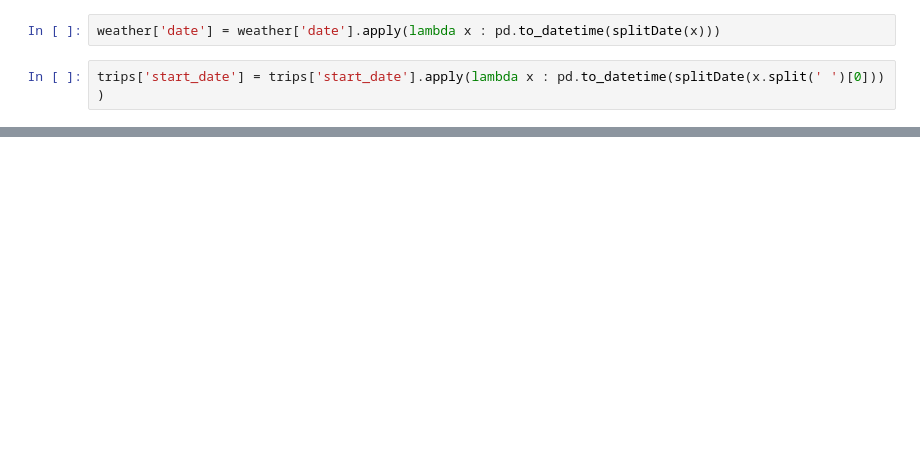
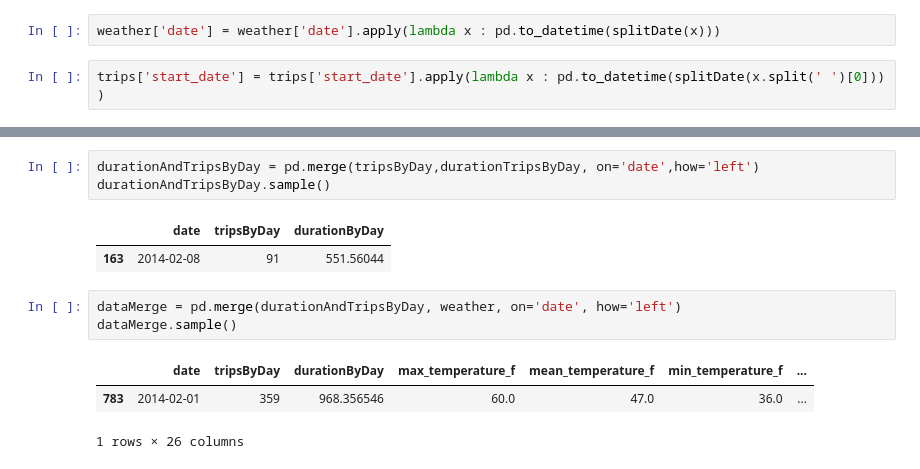
Before and after one commit to pabloernesto/sfBikes, a Jupyter notebook: tripsAndWeather.ipynb, the cells around one changed output, grey strips where cells are left out. Drawn from its saved outputs; the diff is of its cells as text; blank space fills up the shorter version.

```diff
--- a/tripsAndWeather.ipynb
+++ b/tripsAndWeather.ipynb
@@ -108,0 +64,13 @@ NameError: name 'Accent' is not defined
+# %%
+durationAndTripsByDay = pd.merge(tripsByDay,durationTripsByDay, on='date',how='left')
+durationAndTripsByDay.sample()
+# %% [output]
+|  | date | tripsByDay | durationByDay |
+| 163 | 2014-02-08 | 91 | 551.56044 |
+# %%
+dataMerge = pd.merge(durationAndTripsByDay, weather, on='date', how='left')
+dataMerge.sample()
+# %% [output]
+|  | date | tripsByDay | durationByDay | max_temperature_f | mean_temperature_f | min_temperature_f | ... |
+| 783 | 2014-02-01 | 359 | 968.356546 | 60.0 | 47.0 | 36.0 | ... |
+1 rows × 26 columns
```
Also changed, not shown: parts of 59 cells of this notebook.
